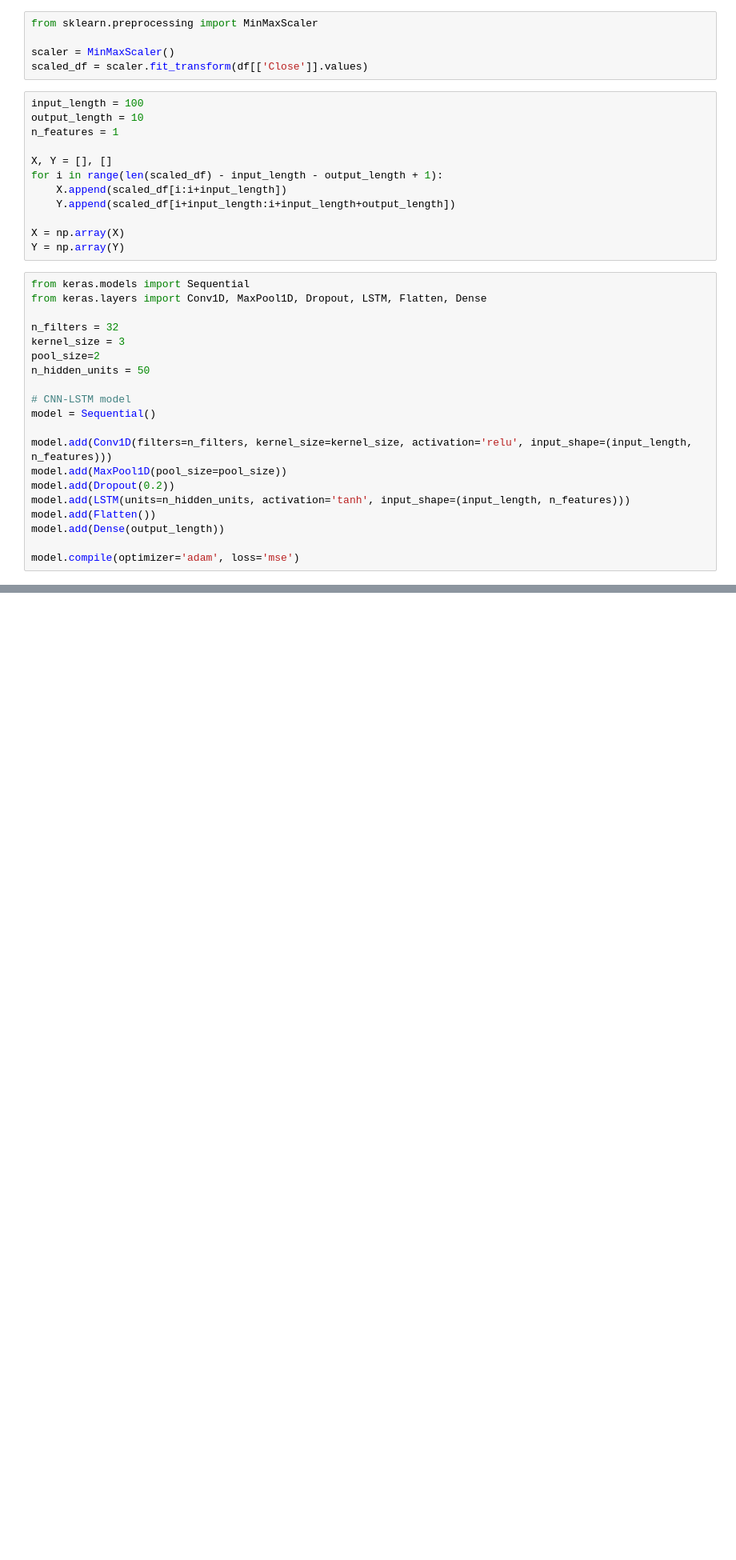
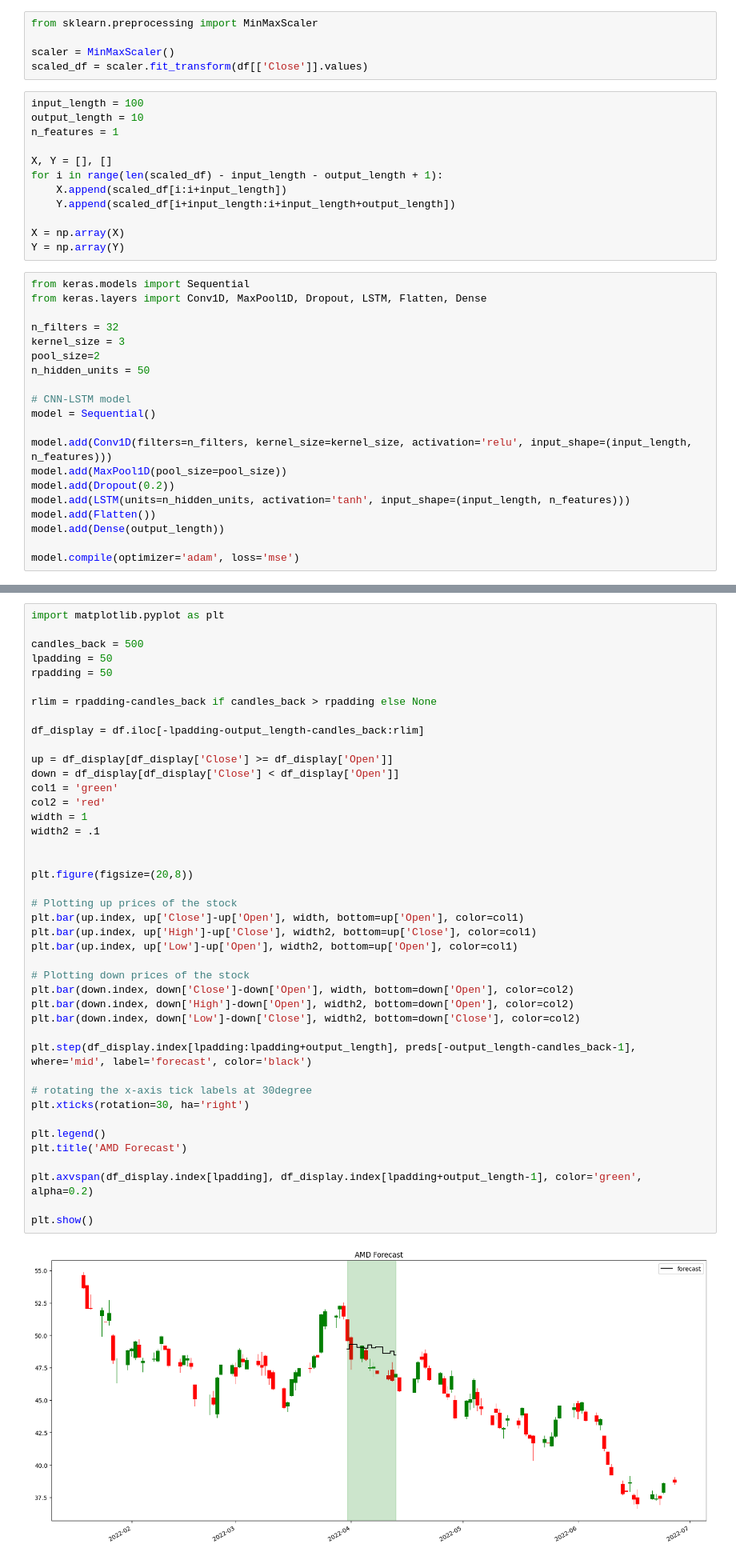
Before and after one commit to j584lee98/stock-price-forecasting, a Jupyter notebook: CNN-LSTM.ipynb, the cells around one changed output, grey strips where cells are left out. Shown at 80% size. Drawn from its saved outputs; the diff is of its cells as text; blank space fills up the shorter version.

Commit message:
Fix plots on RNN models

```diff
--- a/CNN-LSTM.ipynb
+++ b/CNN-LSTM.ipynb
@@ -154,0 +98,44 @@ fig.show()
+# %%
+import matplotlib.pyplot as plt
+
+candles_back = 500
+lpadding = 50
+rpadding = 50
+
+rlim = rpadding-candles_back if candles_back > rpadding else None
+
+df_display = df.iloc[-lpadding-output_length-candles_back:rlim]
+
+up = df_display[df_display['Close'] >= df_display['Open']]
+down = df_display[df_display['Close'] < df_display['Open']]
+col1 = 'green'
+col2 = 'red'
+width = 1
+width2 = .1
+
+
+plt.figure(figsize=(20,8))
+
+# Plotting up prices of the stock
+plt.bar(up.index, up['Close']-up['Open'], width, bottom=up['Open'], color=col1)
+plt.bar(up.index, up['High']-up['Close'], width2, bottom=up['Close'], color=col1)
+plt.bar(up.index, up['Low']-up['Open'], width2, bottom=up['Open'], color=col1)
+
+# Plotting down prices of the stock
+plt.bar(down.index, down['Close']-down['Open'], width, bottom=down['Open'], color=col2)
+plt.bar(down.index, down['High']-down['Open'], width2, bottom=down['Open'], color=col2)
+plt.bar(down.index, down['Low']-down['Close'], width2, bottom=down['Close'], color=col2)
+
+plt.step(df_display.index[lpadding:lpadding+output_length], preds[-output_length-candles_back-1], where='mid', label='forecast', color='black')
+
+# rotating the x-axis tick labels at 30degree
+plt.xticks(rotation=30, ha='right')
+
+plt.legend()
+plt.title('AMD Forecast')
+
+plt.axvspan(df_display.index[lpadding], df_display.index[lpadding+output_length-1], color='green', alpha=0.2)
+
+plt.show()
+# %% [output]
+[figure, added]
```
Also changed, not shown: parts of 4 cells of this notebook, 2 other files.
